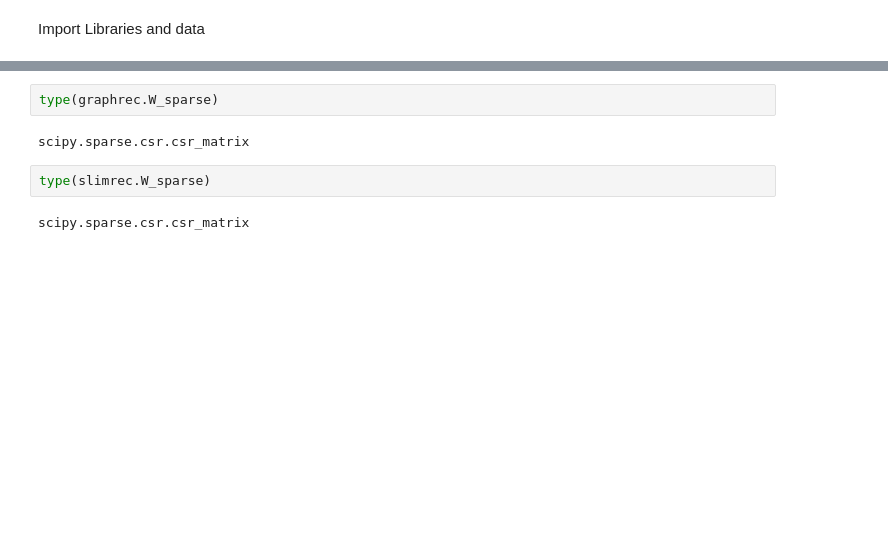
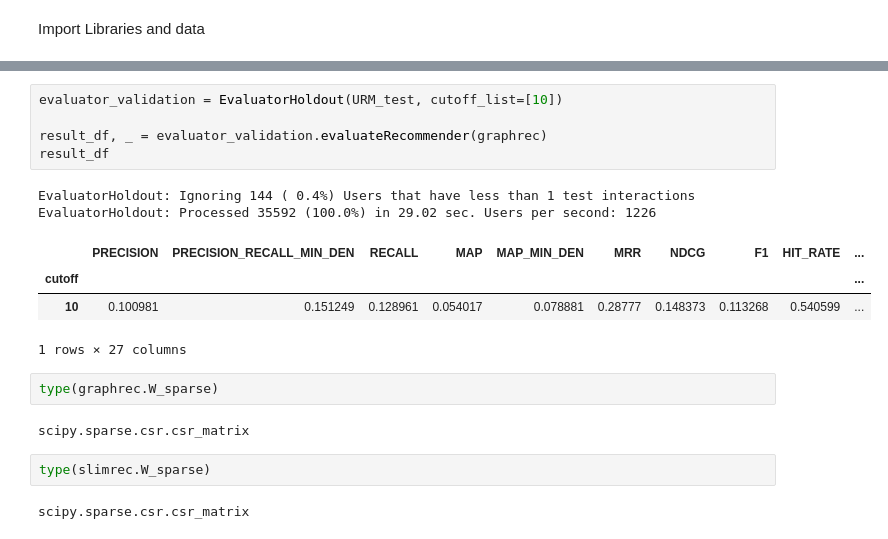
Before and after one commit to lippa66002/RecSysProject, a Jupyter notebook: main1.ipynb, the cells around one changed output, grey strips where cells are left out. Saved outputs shown, nothing was run; the diff lists cells and outputs as text; blank space fills up the shorter version.

```diff
--- a/main1.ipynb
+++ b/main1.ipynb
@@ -145,3 +154,15 @@ result_df
+# %%
+evaluator_validation = EvaluatorHoldout(URM_test, cutoff_list=[10])
+
+result_df, _ = evaluator_validation.evaluateRecommender(graphrec)
+result_df
+# %% [output]
+EvaluatorHoldout: Ignoring 144 ( 0.4%) Users that have less than 1 test interactions
+EvaluatorHoldout: Processed 35592 (100.0%) in 29.02 sec. Users per second: 1226
+|  | PRECISION | PRECISION_RECALL_MIN_DEN | RECALL | MAP | MAP_MIN_DEN | MRR | NDCG | F1 | HIT_RATE | ... |
+| cutoff |  |  |  |  |  |  |  |  |  | ... |
+| 10 | 0.100981 | 0.151249 | 0.128961 | 0.054017 | 0.078881 | 0.28777 | 0.148373 | 0.113268 | 0.540599 | ... |
+1 rows × 27 columns
 # %%
 type(graphrec.W_sparse)
 # %% [output]
```
Also changed, not shown: parts of 14 cells of this notebook, 2 other files.
